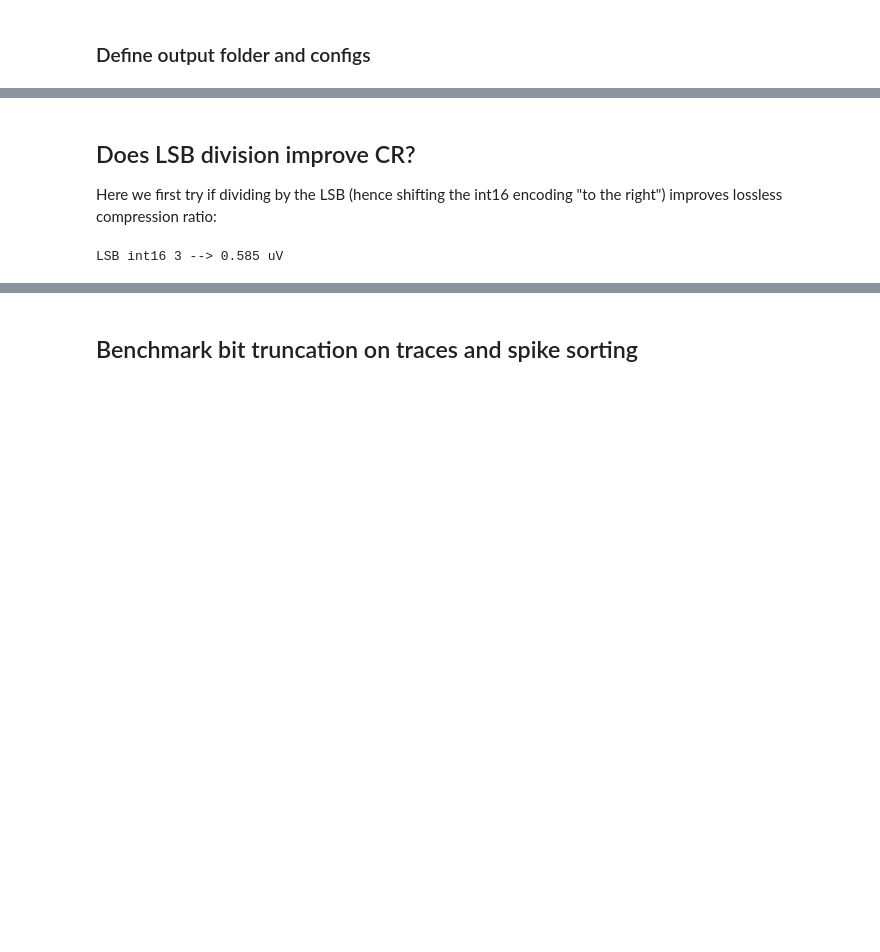
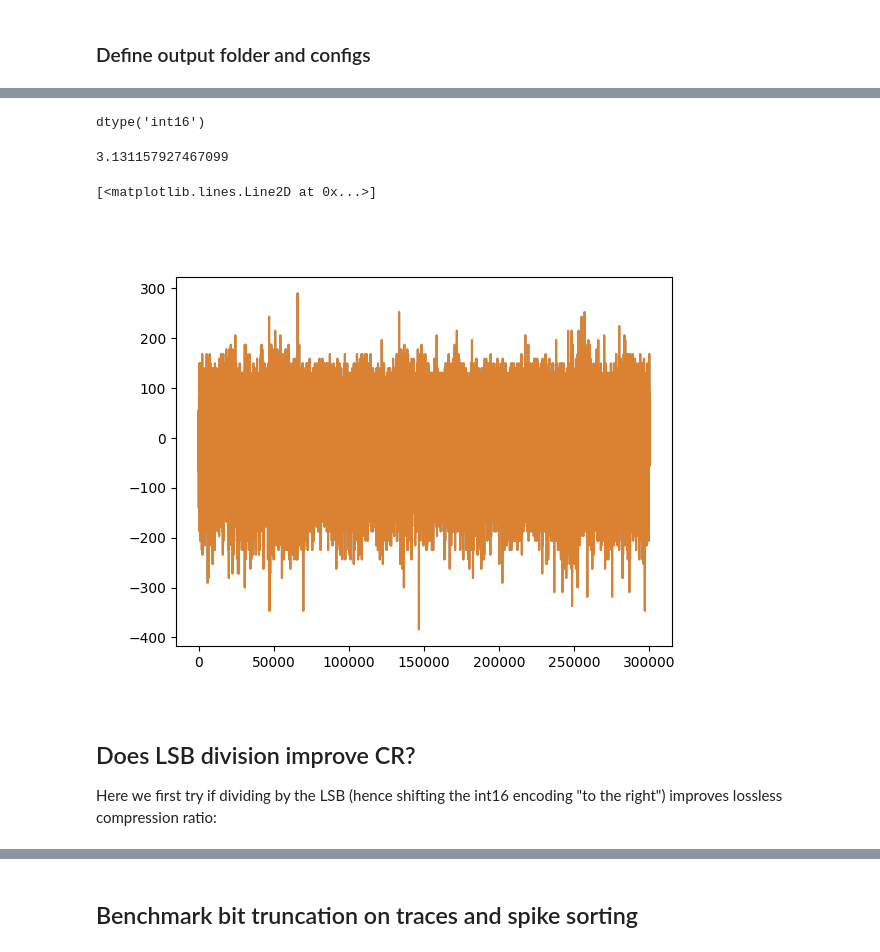
Before and after one commit to AllenNeuralDynamics/ephys-compression, a Jupyter notebook: notebooks/zarr-compression.ipynb, the cells around one changed output, grey strips where cells are left out. Cells and saved outputs as stored; diff of their text form; code cells hidden in the pictures; blank space fills up the shorter version.

```diff
--- a/notebooks/zarr-compression.ipynb
+++ b/notebooks/zarr-compression.ipynb
@@ -228,6 +227,6 @@ zarr_root = f"test_npix{np_version}_full_zarr"
 trunc_bits = [0, 1, 2, 3, 4, 5, 6, 7, 8]
 
 # optionally define stub as the number of seconds to cut the recording (e.g. stub = 30)
-stub = 2
+stub = None
 # %%
 blosc.use_threads = True
@@ -233,0 +241,3 @@ blosc.use_threads = True
+# %%
+trunc_bit = 3
+overwrite = True
@@ -233,0 +271,23 @@ blosc.use_threads = True
+# %%
+filters = trunc_filter(trunc_bit, rec_stub_r, encoded_dtype="int8")
+# %%
+zarr_path = zarr_output_folder / f"{zarr_root}_trunc{trunc_bit}_int8_LSB.zarr"
+if overwrite:
+    if zarr_path.is_dir():
+        shutil.rmtree(zarr_path)
+t_start = time.perf_counter()
+
+dtype = "int8"
+
+# first apply offset, then lsb
+# filters = trunc_filter(trunc_bit, rec_stub_r, dtype=dtype)
+print(filters)
+rec_zarr_int8 = rec_stub_r.save(format="zarr", zarr_path=zarr_path,
+                                compressor=compressor, filters=filters,
+                                **job_kwargs)
+cr_int8 = rec_zarr_int8.get_annotation("compression_ratio")
+rec_zarr_int8.set_channel_gains(rec_zarr_int8.get_channel_gains() * lsb)
+
+t_stop = time.perf_counter()
+elapsed_time = np.round(t_stop - t_start, 2)
+print(f"Elapsed time truncation: {trunc_bit} - INT8: {elapsed_time}s - CR: {cr_int8}")
@@ -234,3 +333,28 @@ blosc.use_threads = True
+# %%
+rec_zarr_int8.get_traces(end_frame=10).dtype
+# %% [output]
+dtype('int16')
+# %%
+rec_zarr_rescale_m.get_annotation("compression_ratio")
+# %% [output]
+3.131157927467099
+# %%
+start_frame = int(30*30000)
+end_frame = int(40*30000)
+
+channel_id = rec_zarr_int16.channel_ids[200]
+
+tr_int16 = rec_zarr_int16.get_traces(start_frame=start_frame, end_frame=end_frame,
+                                     channel_ids=[channel_id], return_scaled=True)
+tr_int8 = rec_zarr_int8.get_traces(start_frame=start_frame, end_frame=end_frame,
+                                   channel_ids=[channel_id], return_scaled=True)
+
+plt.figure()
+plt.plot(tr_int16, alpha=0.8)
+plt.plot(tr_int8, alpha=0.8)
+# %% [output]
+[<matplotlib.lines.Line2D at 0x...>]
+[figure, added]
 # %% [markdown]
 ## Does LSB division improve CR?
 
@@ -241,21 +367,3 @@ if stub is not None:
     rec_stub = rec.frame_slice(start_frame=0, end_frame=end_frame)
 else:
     rec_stub = rec
-# %%
-lsb = 0
-num_random_chunks = 5
-channel_idxs = np.arange(rec_stub.get_num_channels())
-min_values = np.ones(len(channel_idxs), dtype=int) * 2000
-# for i in tqdm(range(num_random_chunks)):
-chunks_i2 = rec_stub.get_traces() #si.get_random_data_chunks(rec_stub, seed=i**2)
-for ch in channel_idxs:
-    unique_vals = np.unique(chunks_i2[:, ch])
-    unique_vals_abs = np.abs(unique_vals)
-    lsb_ = np.min(np.diff(np.sort(unique_vals)))
-    min_values[ch] = np.min([min_values[ch], np.min(unique_vals_abs)])
-    if lsb_ > lsb:
-        lsb = lsb_
-assert np.ptp(chunks_i2[:, ch]) <= lsb * (2 ** nbits)
-print(f"LSB int16 {lsb} --> {lsb * 0.195} uV")
-# %% [output]
-LSB int16 3 --> 0.585 uV
```
Also changed, not shown: parts of 56 cells of this notebook, 14 other files.
